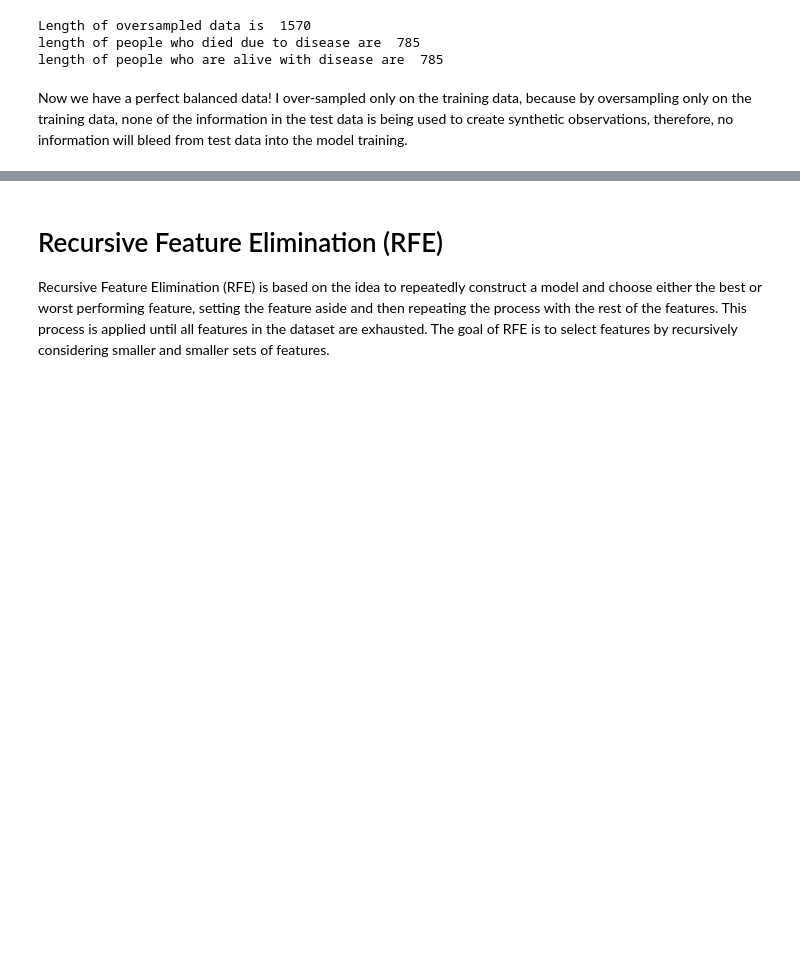
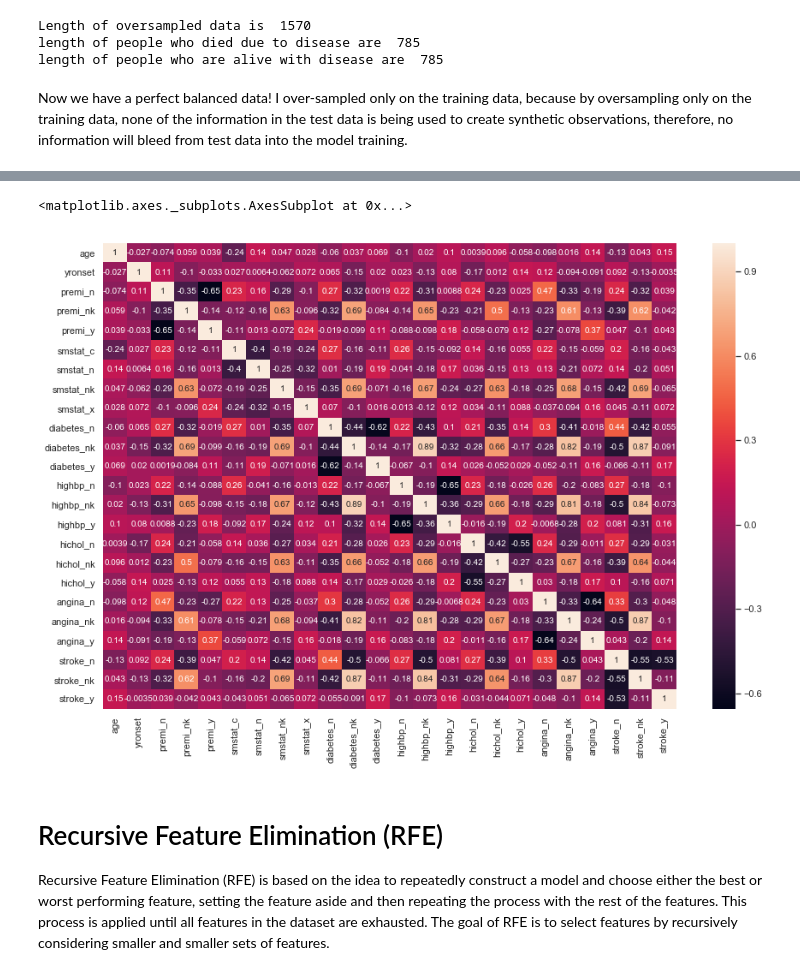
Before and after one commit to yaminijoshi89/Regression_Project, a Jupyter notebook: MIFem.ipynb, the cells around one changed output, grey strips where cells are left out. Cells and saved outputs as stored; diff of their text form; code cells hidden in the pictures; blank space fills up the shorter version.

```diff
--- a/MIFem.ipynb
+++ b/MIFem.ipynb
@@ -266,0 +275,6 @@ Now we have a perfect balanced data! I over-sampled only on the training data, b
+# %%
+cols = data_final.columns
+cols = list(df)
+df = pd.DataFrame(data=os_data_X,columns=cols)
+df = df.loc[:,df.columns != 'outcome']
+df.head()
@@ -267,3 +289,9 @@ Now we have a perfect balanced data! I over-sampled only on the training data, b
+# %%
+plt.figure(figsize=(15,10))
+sns.heatmap(df.corr(),annot=True)
+# %% [output]
+<matplotlib.axes._subplots.AxesSubplot at 0x...>
+[figure, added]
 # %% [markdown]
 # Recursive Feature Elimination (RFE)
 
```
Also changed, not shown: parts of 27 cells of this notebook.
